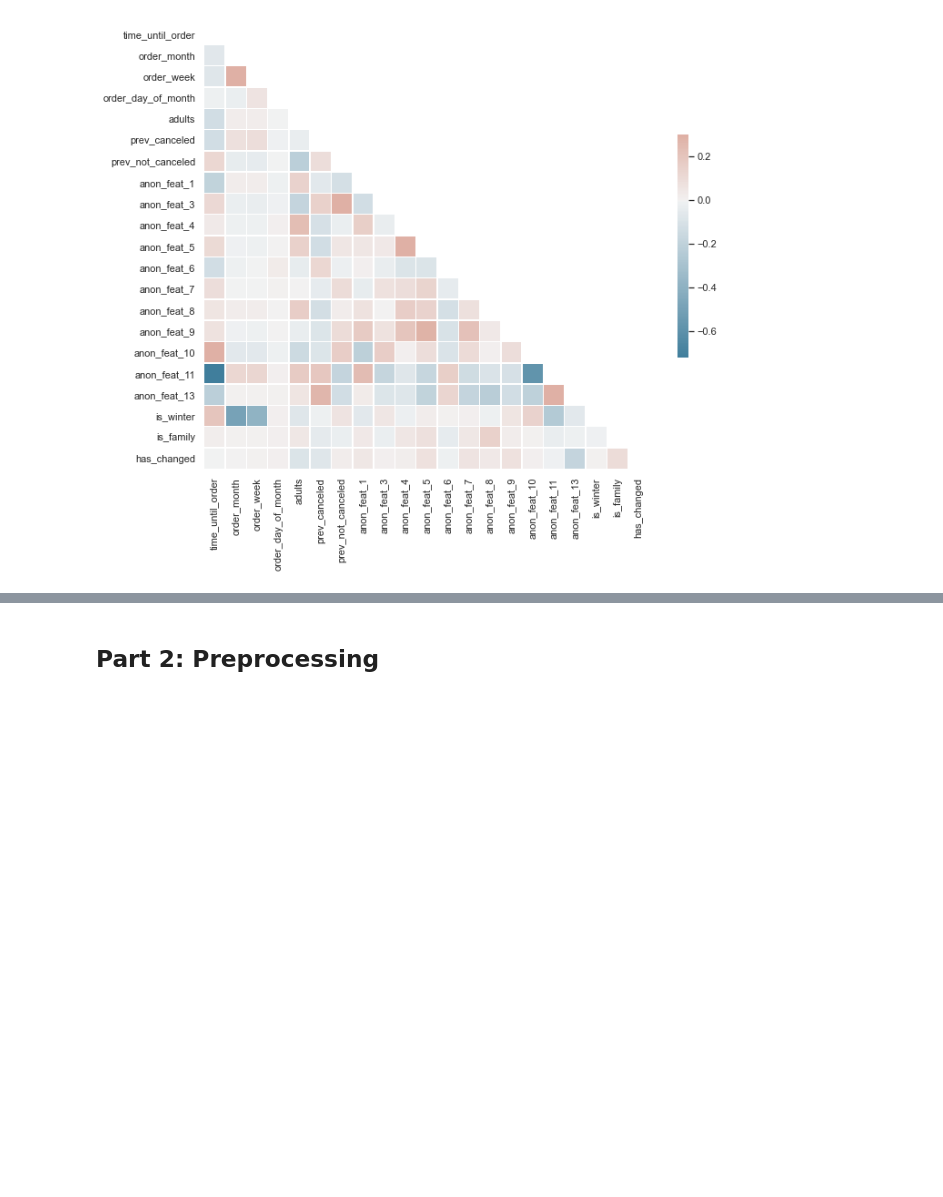
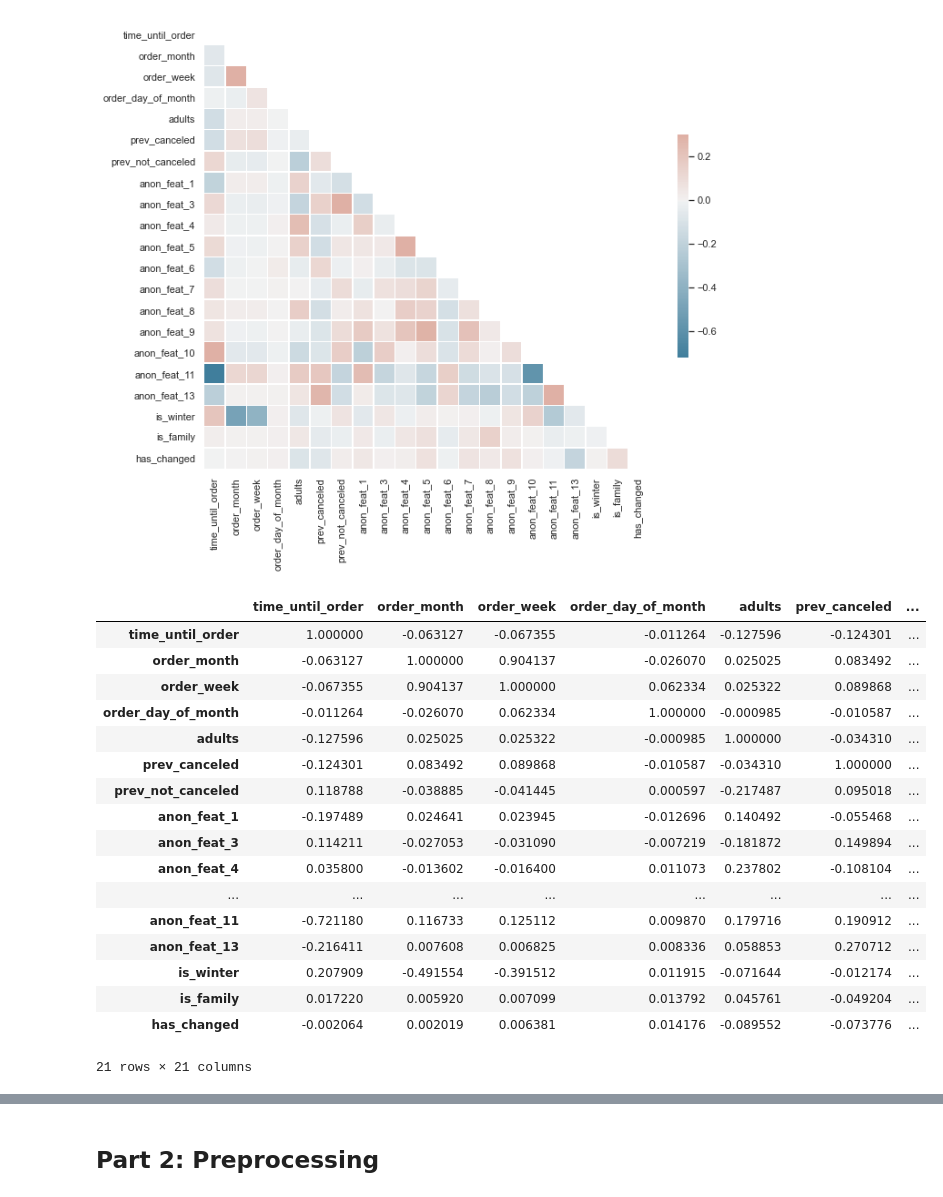
Before and after one commit to ofekinger/ML_Final_Project, a Jupyter notebook: submission.ipynb, the cells around one changed output, grey strips where cells are left out. Cells and saved outputs as stored; diff of their text form; code cells hidden in the pictures; blank space fills up the shorter version.

```diff
--- a/submission.ipynb
+++ b/submission.ipynb
@@ -297,6 +297,27 @@ sns.heatmap(corr, mask=mask, cmap=cmap, vmax=.3, center=0,
 # %% [output]
 <AxesSubplot:>
 [figure]
+# %%
+X.corr()
+# %% [output]
+|  | time_until_order | order_month | order_week | order_day_of_month | adults | prev_canceled | ... |
+| time_until_order | 1.000000 | -0.063127 | -0.067355 | -0.011264 | -0.127596 | -0.124301 | ... |
+| order_month | -0.063127 | 1.000000 | 0.904137 | -0.026070 | 0.025025 | 0.083492 | ... |
+| order_week | -0.067355 | 0.904137 | 1.000000 | 0.062334 | 0.025322 | 0.089868 | ... |
+| order_day_of_month | -0.011264 | -0.026070 | 0.062334 | 1.000000 | -0.000985 | -0.010587 | ... |
+| adults | -0.127596 | 0.025025 | 0.025322 | -0.000985 | 1.000000 | -0.034310 | ... |
+| prev_canceled | -0.124301 | 0.083492 | 0.089868 | -0.010587 | -0.034310 | 1.000000 | ... |
+| prev_not_canceled | 0.118788 | -0.038885 | -0.041445 | 0.000597 | -0.217487 | 0.095018 | ... |
+| anon_feat_1 | -0.197489 | 0.024641 | 0.023945 | -0.012696 | 0.140492 | -0.055468 | ... |
+| anon_feat_3 | 0.114211 | -0.027053 | -0.031090 | -0.007219 | -0.181872 | 0.149894 | ... |
+| anon_feat_4 | 0.035800 | -0.013602 | -0.016400 | 0.011073 | 0.237802 | -0.108104 | ... |
+| ... | ... | ... | ... | ... | ... | ... | ... |
+| anon_feat_11 | -0.721180 | 0.116733 | 0.125112 | 0.009870 | 0.179716 | 0.190912 | ... |
+| anon_feat_13 | -0.216411 | 0.007608 | 0.006825 | 0.008336 | 0.058853 | 0.270712 | ... |
+| is_winter | 0.207909 | -0.491554 | -0.391512 | 0.011915 | -0.071644 | -0.012174 | ... |
+| is_family | 0.017220 | 0.005920 | 0.007099 | 0.013792 | 0.045761 | -0.049204 | ... |
+| has_changed | -0.002064 | 0.002019 | 0.006381 | 0.014176 | -0.089552 | -0.073776 | ... |
+21 rows × 21 columns
 # %% [markdown]
 There's a correlation of 76.16% between prev_not_canceled and anon_feat_3,
 and a correlation of 73.31% between anon_feat_4 and anon_feat_5. <br/>
```
Also changed, not shown: parts of 25 cells of this notebook.
